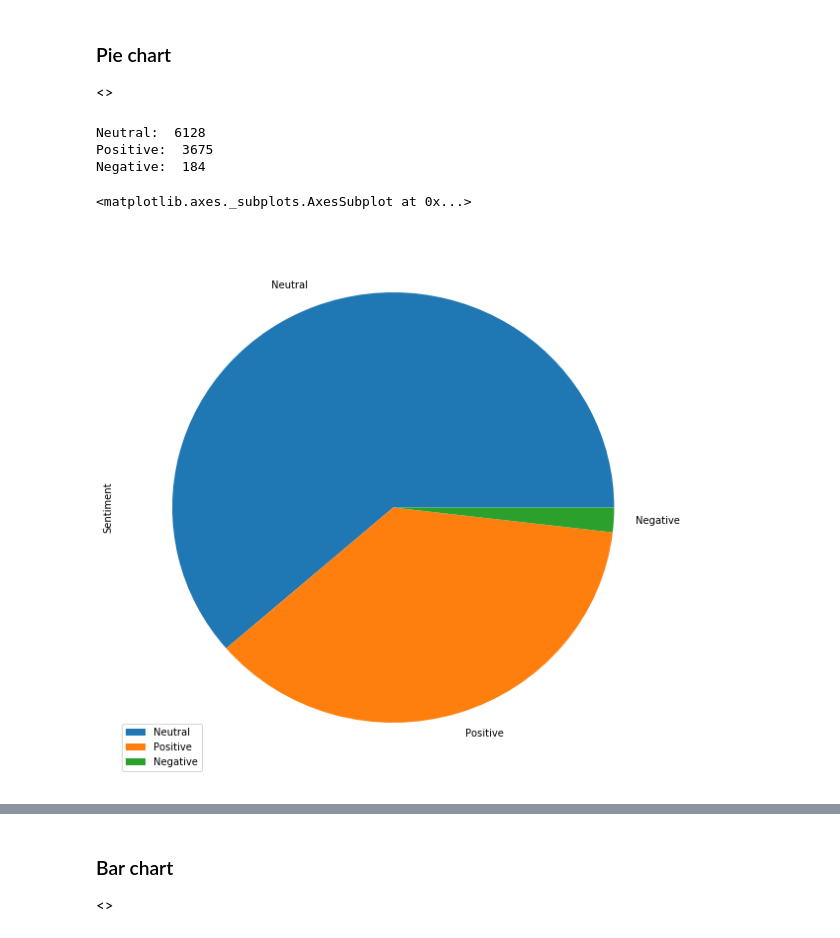
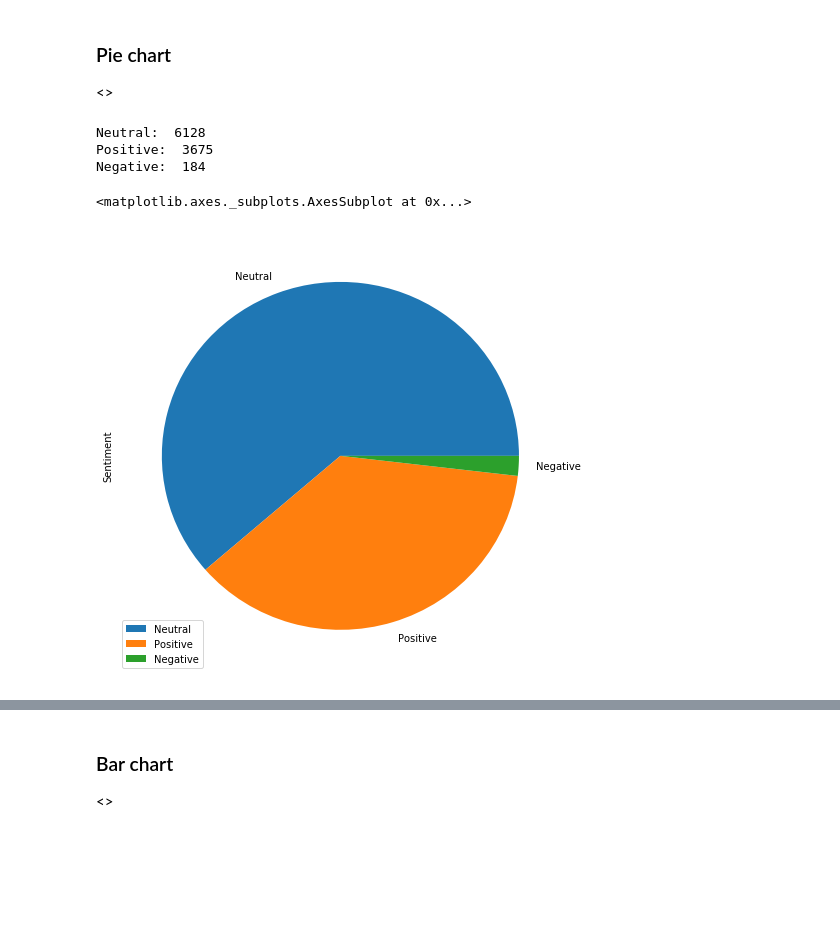
Before and after one commit to DemianMelskens/CBS, a Jupyter notebook: Visualization/Initial analysis.ipynb, the cells around one changed output, grey strips where cells are left out. Saved outputs shown, nothing was run; the diff lists cells and outputs as text; code cells hidden in the pictures; blank space fills up the shorter version.

```diff
--- a/Visualization/Initial analysis.ipynb
+++ b/Visualization/Initial analysis.ipynb
@@ -54,20 +55,20 @@ dtype: int64
 # %%
 # Sentiment neutral
 print('Neutral: ', len(data.loc[data['sentiment'].isnull()]))
 
 # Sentiment positive
 print('Positive: ', len(data.loc[data['sentiment'] == '+']))
 
 # Sentiment negative
 print('Negative: ', len(data.loc[data['sentiment'] == '-']))
 
 # Pie chart
 pd.DataFrame({'Sentiment': [len(data.loc[data['sentiment'].isnull()]),
                           len(data.loc[data['sentiment'] == '+']),
-                          len(data.loc[data['sentiment'] == '-'])]}, index=['Neutral', 'Positive', 'Negative']).plot.pie(y='Sentiment', figsize=(10,10))
+                          len(data.loc[data['sentiment'] == '-'])]}, index=['Neutral', 'Positive', 'Negative']).plot.pie(y='Sentiment', figsize=(8,8))
 # %% [output]
 Neutral:  6128
 Positive:  3675
 Negative:  184
 <matplotlib.axes._subplots.AxesSubplot at 0x...>
-[figure, old version]
+[figure, new version]
```
Also changed, not shown: parts of 6 cells of this notebook.
